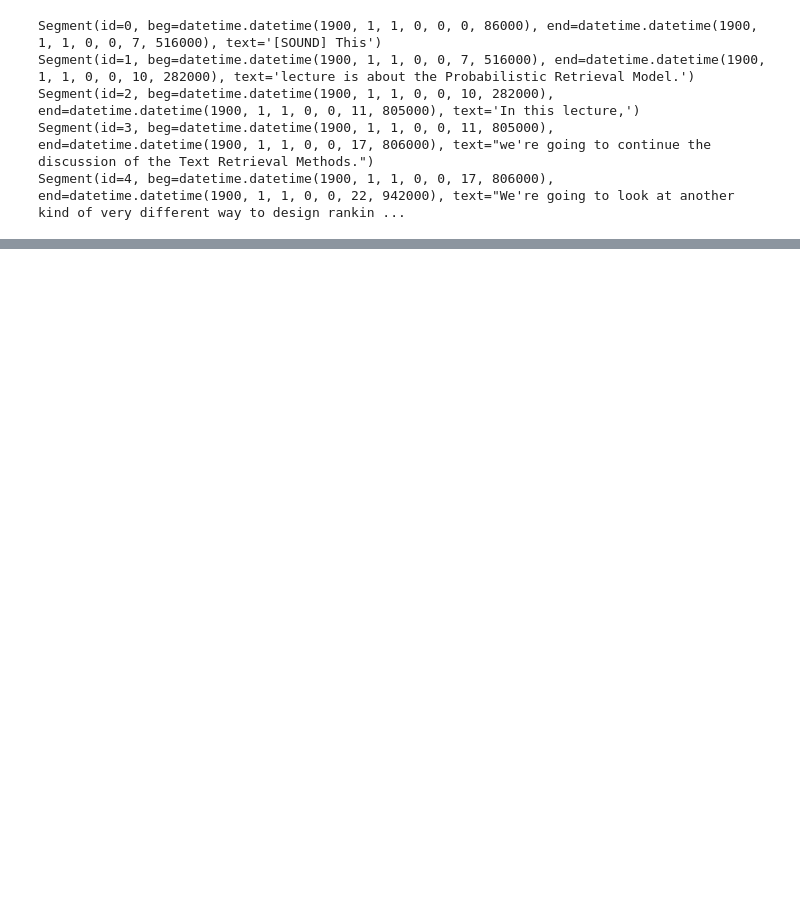
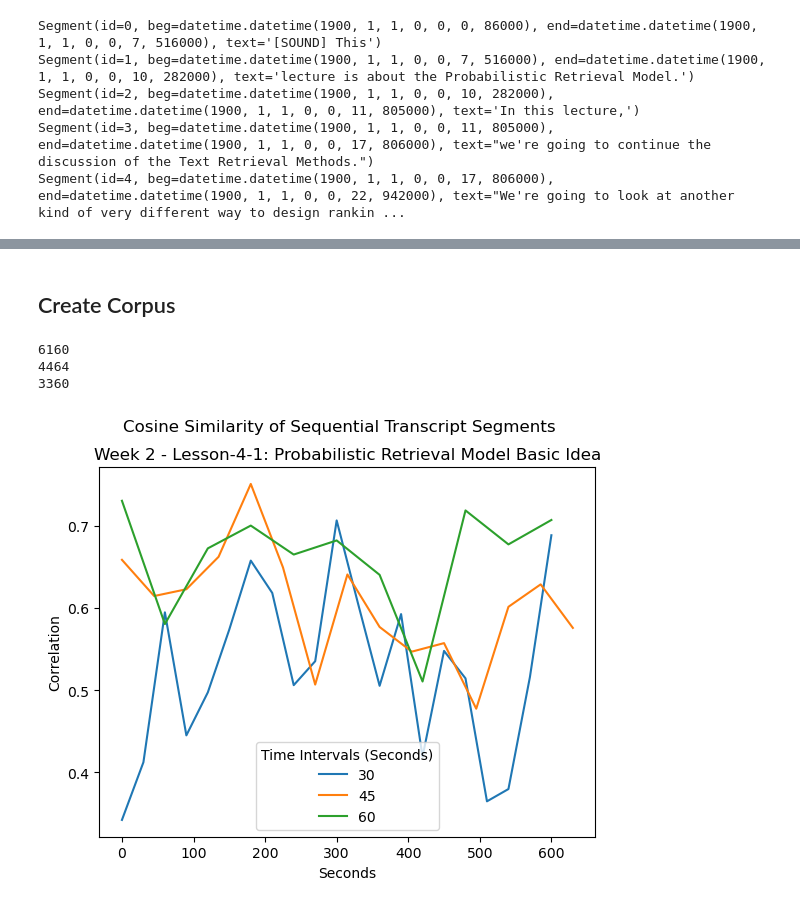
Before and after one commit to Bbold72/TIS-FA22-SmartMOOCs, a Jupyter notebook: notebooks/demo.ipynb, the cells around one changed output, grey strips where cells are left out. Drawn from its saved outputs; the diff is of its cells as text; code cells hidden in the pictures; blank space fills up the shorter version.

Commit message:
create time series in demo notebook

```diff
--- a/notebooks/demo.ipynb
+++ b/notebooks/demo.ipynb
@@ -29,0 +84,28 @@ Segment(id=4, beg=datetime.datetime(1900, 1, 1, 0, 0, 17, 806000), end=datetime.
+# %% [markdown]
+## Create Corpus
+# %%
+time_intervals = [30, 45, 60]
+corpus_times = []
+
+for interval in time_intervals:
+    corpus = Corpus(transcript_segments, datetime.timedelta(seconds=interval))
+    corpus.create_vocabulary(remove_stop_words=True)
+    corpus.create_term_doc_freq_matrix()
+    corpus.calc_similarity_ts()
+    corpus_times.append(corpus)
+# %% [output]
+6160
+4464
+3360
+# %%
+make_x_values = lambda idx: [i*time_intervals[idx] for i in range(len(corpus_times[idx].ts_cos_similarity))]
+plt.plot(make_x_values(0), corpus_times[0].ts_cos_similarity, make_x_values(1), corpus_times[1].ts_cos_similarity, make_x_values(2), corpus_times[2].ts_cos_similarity)
+plt.legend(['30', '45', '60'], title='Time Intervals (Seconds)')
+plt.xlabel('Seconds')
+plt.ylabel('Correlation')
+plt.suptitle('Cosine Similarity of Sequential Transcript Segments')
+plt.title('Week 2 - Lesson-4-1: Probabilistic Retrieval Model Basic Idea')
+
+plt.show()
+# %% [output]
+[figure, added]
```
Also changed, not shown: parts of 8 cells of this notebook.
